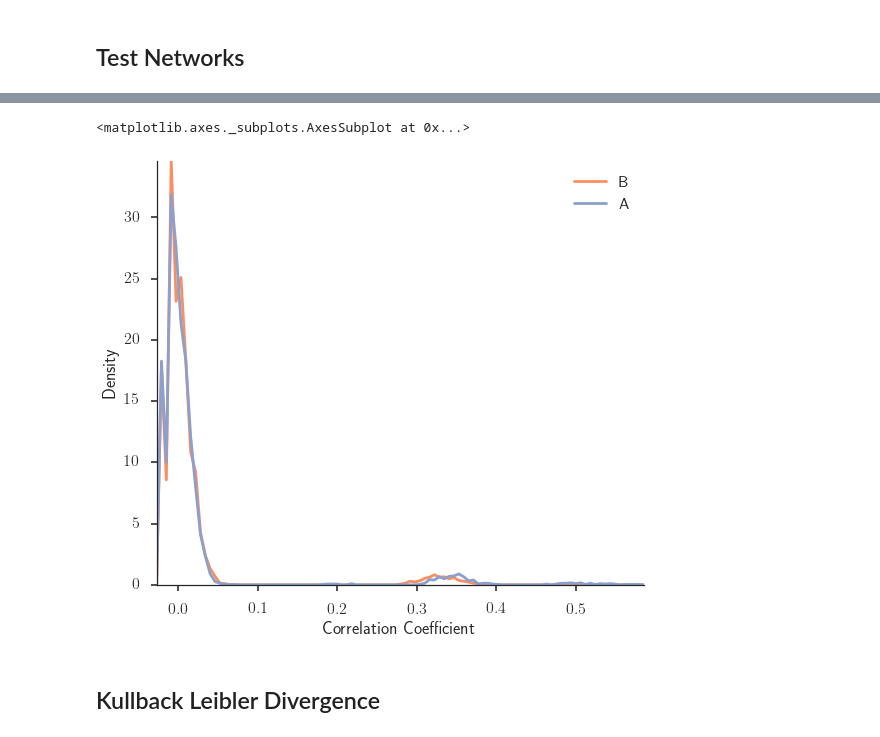
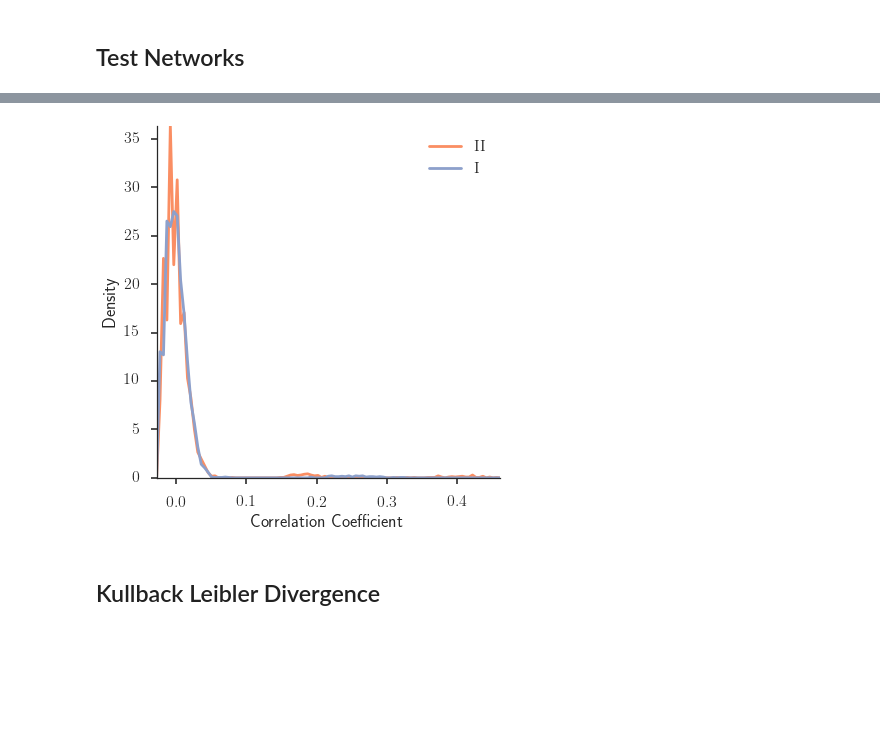
Before and after one commit to rgutzen/ValidationTools, a Jupyter notebook: Method_Section_images.ipynb, the cells around one changed output, grey strips where cells are left out. Cells and saved outputs as stored; diff of their text form; code cells hidden in the pictures; blank space fills up the shorter version.

```diff
--- a/Method_Section_images.ipynb
+++ b/Method_Section_images.ipynb
@@ -29,10 +29,10 @@ sns.set(style='ticks', palette='Set2', context='poster')
 ## Test Networks
 # %%
 size = 100
-A_A = [20, 10, 5]
-cc_A = [.3, .5, .2]
-A_B = [20, 5]
-cc_B = [.3, .3]
+A_A = [10, 6, 3]
+cc_A = [.2, .2, .3]
+A_B = [10, 13, 3]
+cc_B = [.4, .2, .3]
 rate = 10*Hz
 tstart = 0*ms
 tstop = 10000*ms
@@ -69,27 +71,27 @@ rasterplot(model_A.spiketrains + model_B.spiketrains, ax=ax, key_list=['Model',
 # %%
-from networkunit.tests.base_tests import correlation_test, model2model_test
+# from networkunit.tests.base_tests import correlation_test, model2model_test
 
-class m2m_cov_kl_test_2msbins_100sample(correlation_test, model2model_test):
+class m2m_cov_kl_test_2msbins_100sample(tests.correlation_dist_test, tests.model2model_test):
     score_type = scores.kl_divergence
     params = {'max_subsamplesize': 100,
               'align_to_0' : True,
               'binsize' : 2 * ms,
               't_start' : 0 * ms,
               't_stop' : 10000 * ms}
 
 test = m2m_cov_kl_test_2msbins_100sample(model_B)
 
 sns.set(style='ticks', palette='Set2', context='poster')
-fig, ax = plt.subplots(nrows=1, ncols=1, figsize=(8,7))
+fig, ax = plt.subplots(nrows=1, ncols=1, figsize=(6,6))
 fig.tight_layout()
 sns.despine()
 
-test.visualize_sample(model_A, ax=ax, sample_names=['B','A'], var_name='Correlation Coefficient')
+test.visualize_samples(model_A, ax=ax, sample_names=['B','A'], var_name='Correlation Coefficient')
+ax.legend([r'$\mathrm{II}$',r'$\mathrm{I}$'])
 
-# plt.savefig('/home/robin/Sciebo/Documents/Thesis/Figures/dist_method_test_data.png')
+plt.savefig('/home/robin/Sciebo/Documents/Thesis/Figures/dist_method_test_data.pdf', bbox_inches='tight')
 # %% [output]
-<matplotlib.axes._subplots.AxesSubplot at 0x...>
-[figure, old version]
+[figure, new version]
 # %% [markdown]
 ## Kullback Leibler Divergence
 # %%
```
Also changed, not shown: parts of 12 cells of this notebook, 6 other files.
